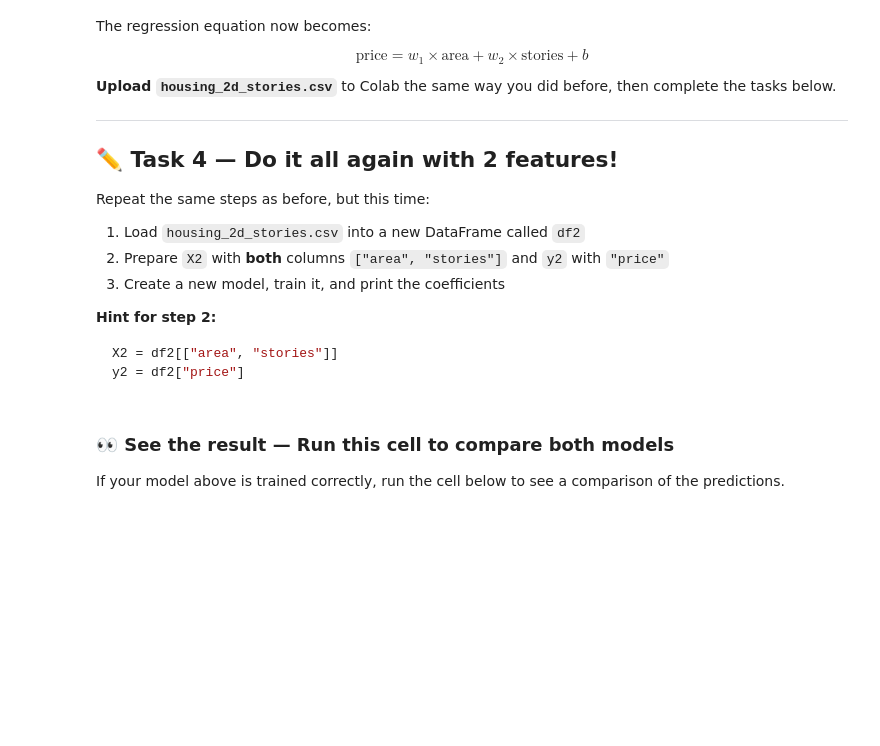
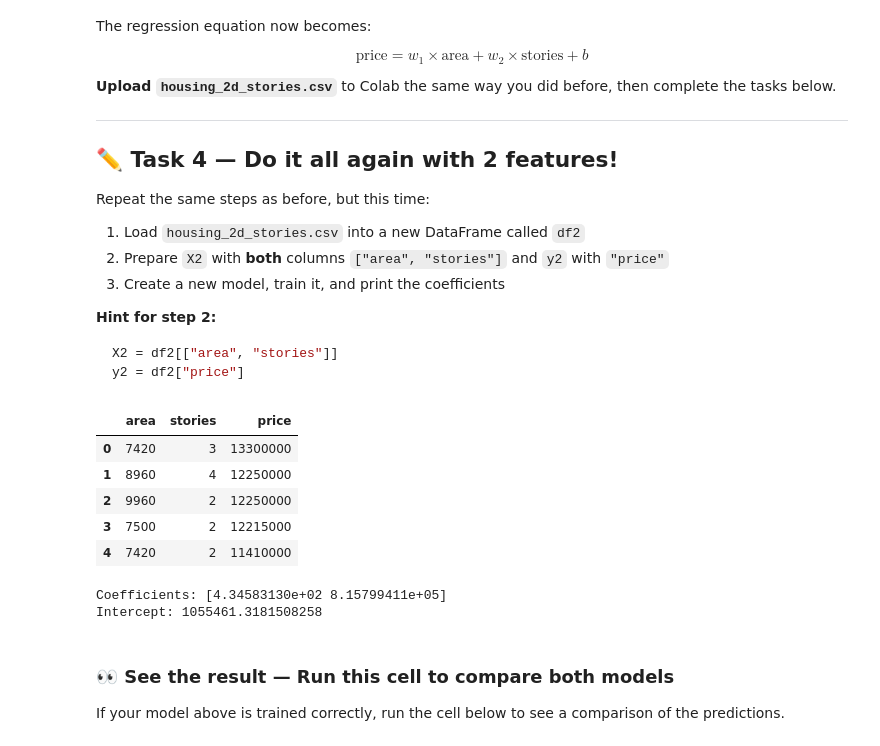
Before and after one commit to KWycliff/machine_learning, a Jupyter notebook: exercises/linear_regression/intro_to_regression.ipynb, the cells around one changed output. Cells and saved outputs as stored; diff of their text form; code cells hidden in the pictures; blank space fills up the shorter version.

````diff
--- a/exercises/linear_regression/intro_to_regression.ipynb
+++ b/exercises/linear_regression/intro_to_regression.ipynb
@@ -162,21 +190,30 @@ y2 = df2["price"]
 ```
 # %%
 # ✏️ YOUR CODE HERE — Load housing_2d_stories.csv into df2 and display the first rows
-df2 = ___
-___
+df2 = pd.read_csv('housing_2d_stories.csv')
+df2.head()
+# %% [output]
+|  | area | stories | price |
+| 0 | 7420 | 3 | 13300000 |
+| 1 | 8960 | 4 | 12250000 |
+| 2 | 9960 | 2 | 12250000 |
+| 3 | 7500 | 2 | 12215000 |
+| 4 | 7420 | 2 | 11410000 |
 # %%
 # ✏️ YOUR CODE HERE — Prepare X2 (both features) and y2 (target)
-X2 = ___
-y2 = ___
+X2 = df2[['area', 'stories']]  # Features (independent variables)
+y2 = df2['price']  # Target (dependent variable)
 
 # ✏️ YOUR CODE HERE — Create a new model, train it
-model2 = ___
-___
+model2 = LinearRegression()
+model2.fit(X2, y2)
 
 # ✏️ YOUR CODE HERE — Print the coefficients and intercept
-___
-___
-___
+print("Coefficients:", model2.coef_)
+print("Intercept:", model2.intercept_)
+# %% [output]
+Coefficients: [4.34583130e+02 8.15799411e+05]
+Intercept: 1055461.3181508258
 # %% [markdown]
 ### 👀 See the result — Run this cell to compare both models
 
````
Also changed, not shown: parts of 8 cells of this notebook.
